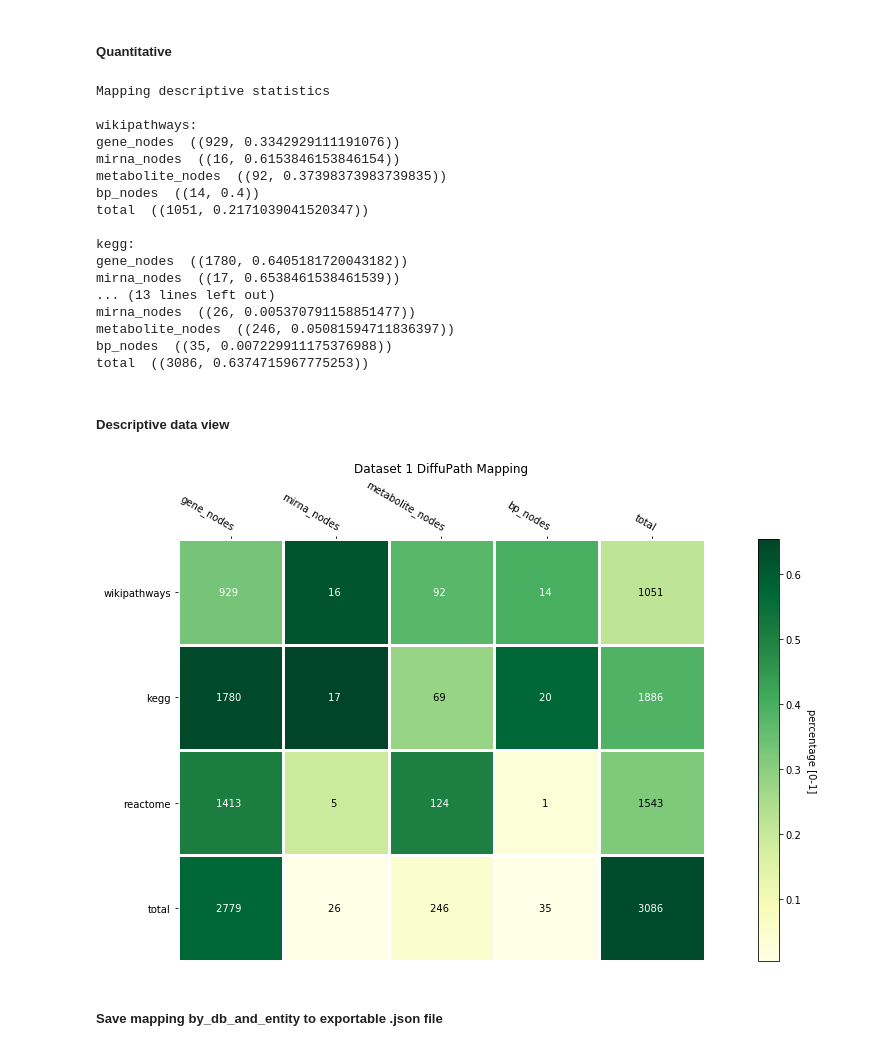
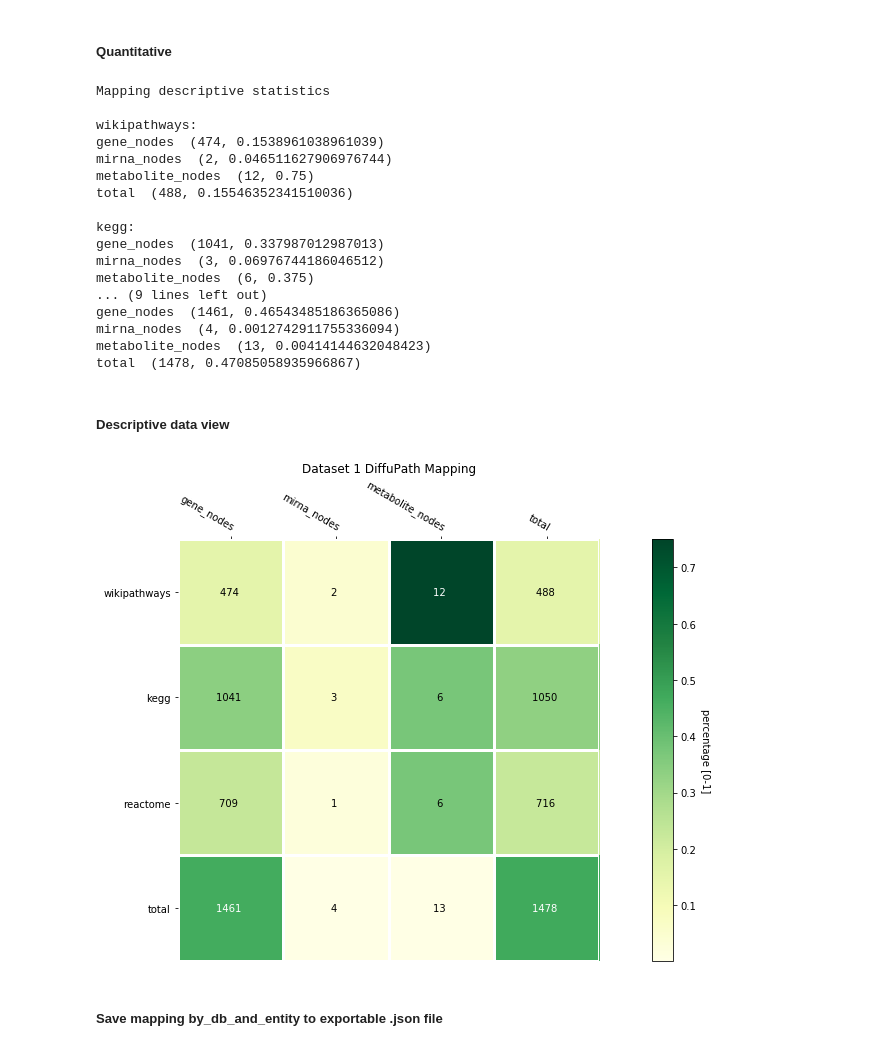
Before and after one commit to multipaths/Results, a Jupyter notebook: notebooks/processing_datasets/dataset_1.ipynb, the cells around one changed output. Drawn from its saved outputs; the diff is of its cells as text; code cells hidden in the pictures.

Commit message:
Processing datasets notebooks update, mapping from type subsets

```diff
--- a/notebooks/processing_datasets/dataset_1.ipynb
+++ b/notebooks/processing_datasets/dataset_1.ipynb
@@ -78,7 +78,6 @@ cols_titles_mapping = {'hgnc symbol':NODE,
                        'Metabolite': NODE,
                        'Mean p-value': P_VALUE,
                        'Mean FC': LOG_FC,
-                       'Mean p-value':P_VALUE,
                        'FC': LOG_FC,
                        'fc': LOG_FC
                       }
@@ -92,3 +91,17 @@ parsed_xls = parse_xls_to_df(VALSET_1_PATH,
                             )
 # %% [markdown]
 ### 1.2. Process input data
+# %%
+processed_input_data = process_input_data(parsed_xls,
+                                          cols_titles_mapping = cols_titles_mapping
+                                          )
+selected_input  = {'gene_nodes': processed_input_data['genes 20µm 72h'],
+                   'mirna_nodes': processed_input_data['microrna 20µm 72h'],
+                   'metabolite_nodes': processed_input_data['metabolite 20µm 72h'],
+                    }
+selected_input_size  = {'gene_nodes': len(processed_input_data['genes 20µm 72h']),
+                   'mirna_nodes': len(processed_input_data['microrna 20µm 72h']),
+                   'metabolite_nodes': len(processed_input_data['metabolite 20µm 72h']),
+                    }
+
+selected_input_size
@@ -151,40 +163,39 @@ from diffupy.process_input import mapping_statistics
 # %% [markdown]
 ##### Quantitative
 # %%
-mapping_by_database_and_entity = map_labels_input(input_labels=merged_processed_input_data,
+mapping_by_database_and_entity = map_labels_input(input_labels=selected_input,
                                                   background_labels=bg_labels_from_pathmeuniverse_by_db_and_omic,
-                                                  show_descriptive_stat= True,
-                                                  check_substrings = ['mirna_nodes']
-                                                  )
-
-mapping_by_database_and_entity_statistics = mapping_statistics(merged_processed_input_data,
-                                                               mapping_by_database_and_entity)
+                                                  show_descriptive_stat = True
+                                                 )
 # %% [output]
 Mapping descriptive statistics
 
 wikipathways:
-gene_nodes  ((929, 0.3342929111191076))
-mirna_nodes  ((16, 0.6153846153846154))
-metabolite_nodes  ((92, 0.37398373983739835))
-bp_nodes  ((14, 0.4))
-total  ((1051, 0.2171039041520347))
+gene_nodes  (474, 0.1538961038961039)
+mirna_nodes  (2, 0.046511627906976744)
+metabolite_nodes  (12, 0.75)
+total  (488, 0.15546352341510036)
 
 kegg:
-gene_nodes  ((1780, 0.6405181720043182))
-mirna_nodes  ((17, 0.6538461538461539))
-... (13 lines left out)
-mirna_nodes  ((26, 0.005370791158851477))
-metabolite_nodes  ((246, 0.05081594711836397))
-bp_nodes  ((35, 0.007229911175376988))
-total  ((3086, 0.6374715967775253))
+gene_nodes  (1041, 0.337987012987013)
+mirna_nodes  (3, 0.06976744186046512)
+metabolite_nodes  (6, 0.375)
+... (9 lines left out)
+gene_nodes  (1461, 0.46543485186365086)
+mirna_nodes  (4, 0.0012742911755336094)
+metabolite_nodes  (13, 0.00414144632048423)
+total  (1478, 0.47085058935966867)
 # %% [markdown]
 ##### Descriptive data view
+# %%
+mapping_by_database_and_entity_statistics = mapping_statistics(selected_input,
+                                                               mapping_by_database_and_entity)
 # %%
 count, percentage, db_labels, entity_labels  = get_count_and_labels_from_two_dim_dict(mapping_by_database_and_entity_statistics)
 
-show_heatmap(count, percentage, db_labels, entity_labels, 'Dataset 2 DiffuPath Mapping')
+show_heatmap(count, percentage, db_labels, entity_labels, 'Dataset 1 DiffuPath Mapping')
 # %% [output]
-[figure, old version]
+[figure, new version]
 # %% [markdown]
 ##### Save mapping by_db_and_entity to exportable .json file
 # %%
```
Also changed, not shown: parts of 2 cells of this notebook, 2 other files.
